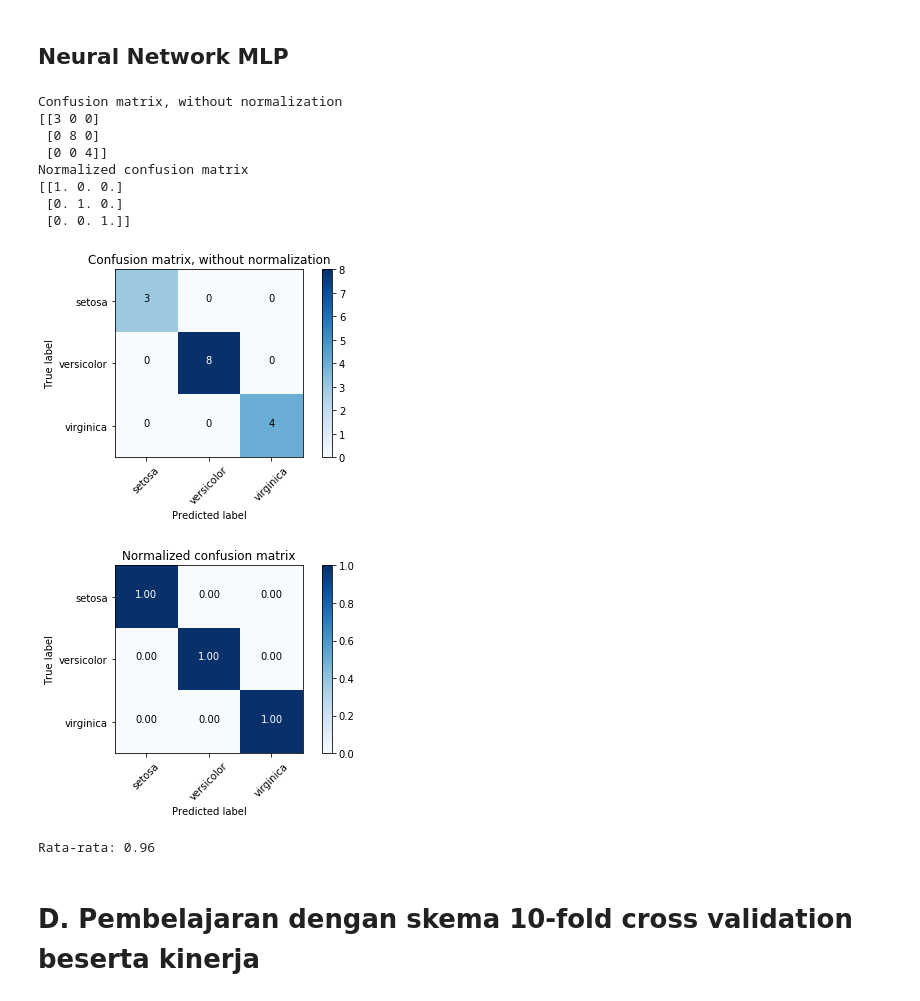
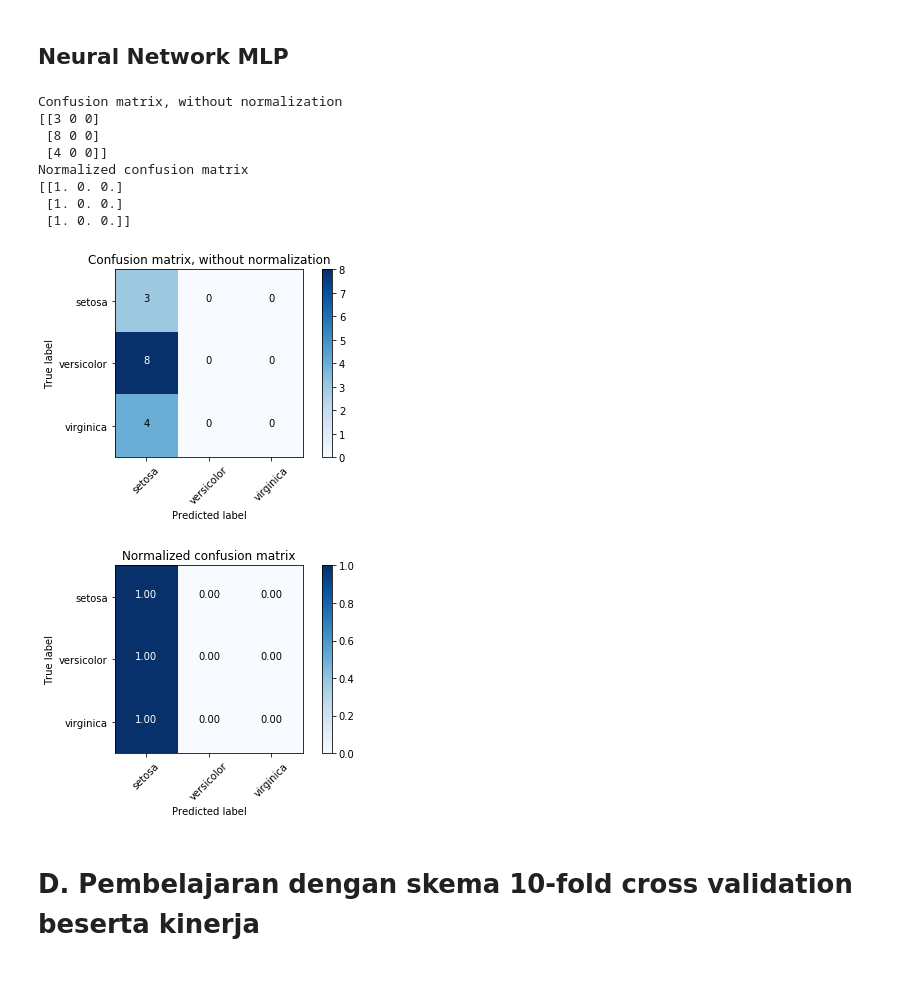
Before and after one commit to Seperayo/Tucil-AI-2, a Jupyter notebook: Tucil AI 2-checkpoint.ipynb, the cells around one changed output. Drawn from its saved outputs; the diff is of its cells as text; code cells hidden in the pictures.

```diff
--- a/Tucil AI 2-checkpoint.ipynb
+++ b/Tucil AI 2-checkpoint.ipynb
@@ -308,37 +382,33 @@ Rata-rata: 0.9533333333333334
 # %%
 X_train,X_test,y_train,y_test = train_test_split(iris.data, iris.target, test_size=0.1, random_state=0)
 y_pred = neuron.fit(X_train,y_train).predict(X_test)
 
 # Compute confusion matrix
 cnf_matrix = confusion_matrix(y_test, y_pred)
 np.set_printoptions(precision=2)
 
 # Plot non-normalized confusion matrix
 plt.figure()
 plot_confusion_matrix(cnf_matrix, classes=class_names,
                       title='Confusion matrix, without normalization')
 
 # Plot normalized confusion matrix
 plt.figure()
 plot_confusion_matrix(cnf_matrix, classes=class_names, normalize=True,
                       title='Normalized confusion matrix')
 
 plt.show()
-
-score = cross_val_score(dtl, iris.data, iris.target, cv=10)
-print("Rata-rata:", np.mean(score))
 # %% [output]
 Confusion matrix, without normalization
 [[3 0 0]
- [0 8 0]
- [0 0 4]]
+ [8 0 0]
+ [4 0 0]]
 Normalized confusion matrix
 [[1. 0. 0.]
- [0. 1. 0.]
- [0. 0. 1.]]
+ [1. 0. 0.]
+ [1. 0. 0.]]
-[figure, old version]
+[figure, new version]
-[figure, old version]
+[figure, new version]
-Rata-rata: 0.96
 # %% [markdown]
 # D. Pembelajaran dengan skema 10-fold cross validation beserta kinerja
 # %% [markdown]
```
Also changed, not shown: parts of 7 cells of this notebook, 3 other files.
